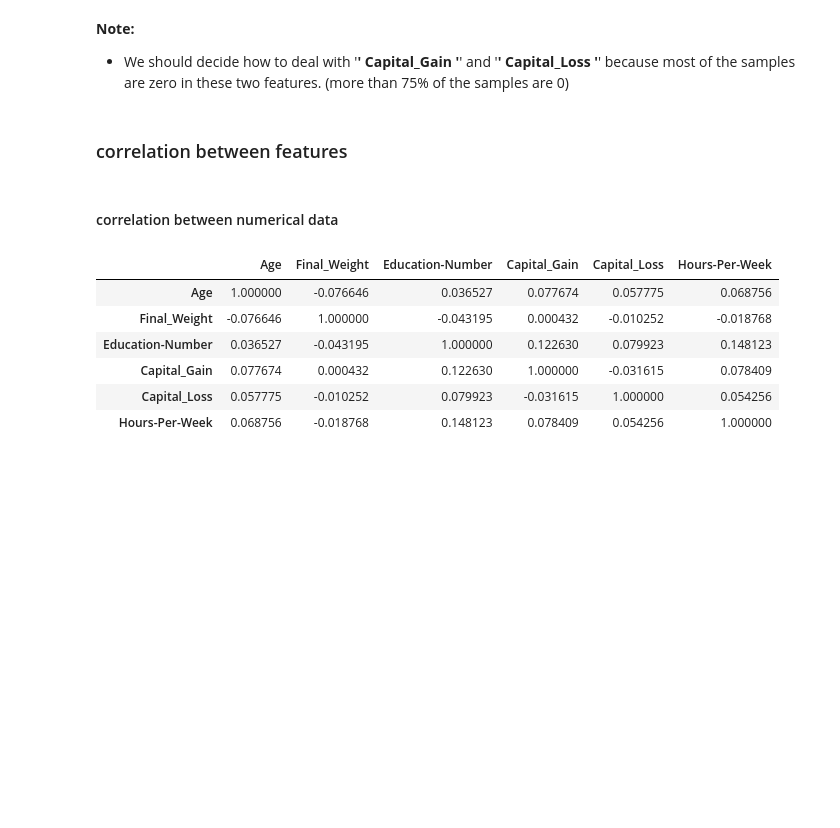
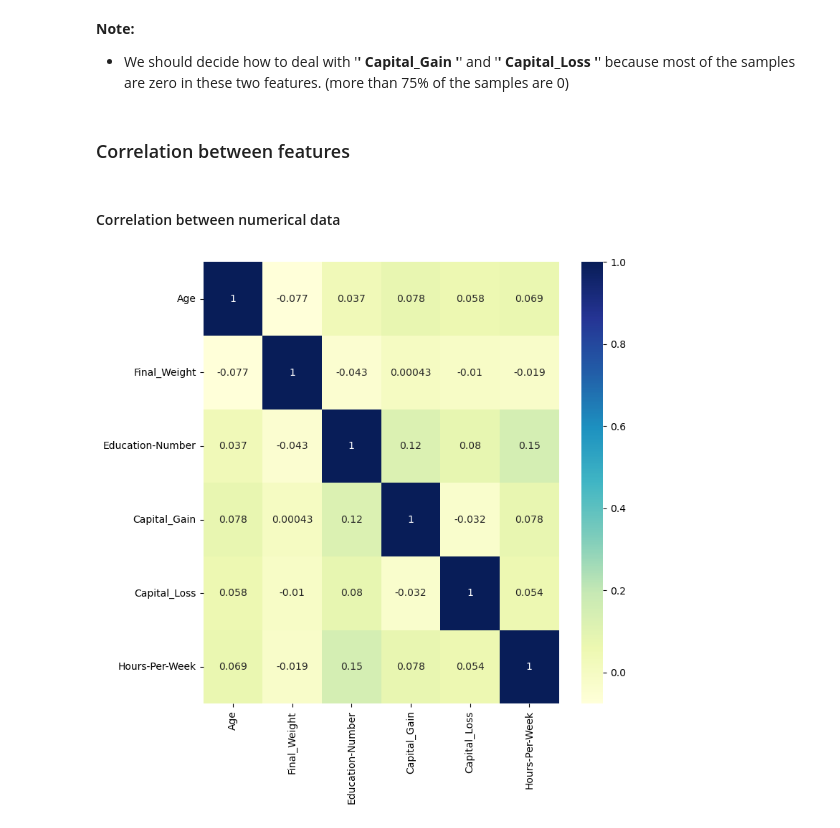
Before and after one commit to ErfanRasti/DataMining-Projects, a Jupyter notebook: ClassificationProject/main.ipynb, the cells around one changed output. Cells and saved outputs as stored; diff of their text form; code cells hidden in the pictures; blank space fills up the shorter version.

```diff
--- a/ClassificationProject/main.ipynb
+++ b/ClassificationProject/main.ipynb
@@ -211,17 +212,13 @@ for x_col in numerical_features:
 <b>Note:</b>
 - We should decide how to deal with '**' Capital_Gain '**' and '**' Capital_Loss '**' because most of the samples are zero in these two features. (more than 75% of the samples are 0)
 # %% [markdown]
-### correlation between features
+### Correlation between features
 # %% [markdown]
-#### correlation between numerical data
+#### Correlation between numerical data
-# %%
-train_ds.corr()
-# %% [output]
-|  | Age | Final_Weight | Education-Number | Capital_Gain | Capital_Loss | Hours-Per-Week |
-| Age | 1.000000 | -0.076646 | 0.036527 | 0.077674 | 0.057775 | 0.068756 |
-| Final_Weight | -0.076646 | 1.000000 | -0.043195 | 0.000432 | -0.010252 | -0.018768 |
-| Education-Number | 0.036527 | -0.043195 | 1.000000 | 0.122630 | 0.079923 | 0.148123 |
-| Capital_Gain | 0.077674 | 0.000432 | 0.122630 | 1.000000 | -0.031615 | 0.078409 |
-| Capital_Loss | 0.057775 | -0.010252 | 0.079923 | -0.031615 | 1.000000 | 0.054256 |
-| Hours-Per-Week | 0.068756 | -0.018768 | 0.148123 | 0.078409 | 0.054256 | 1.000000 |
+# %%
+corr_mat_num = train_ds.corr(numeric_only=True)
+plt.figure(figsize=(8, 8))
+ax = sns.heatmap(corr_mat_num, annot=True, cmap="YlGnBu")
+# %% [output]
+[figure, added]
 # %% [markdown]
```
Also changed, not shown: parts of 6 cells of this notebook, 2 other files.
